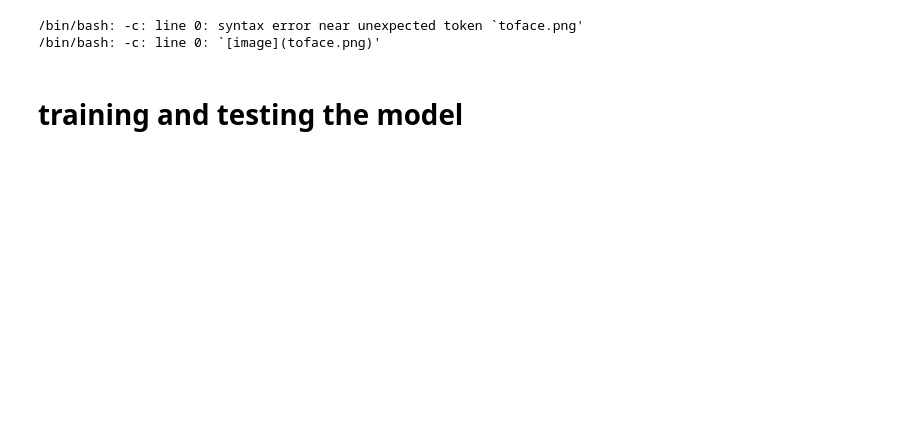
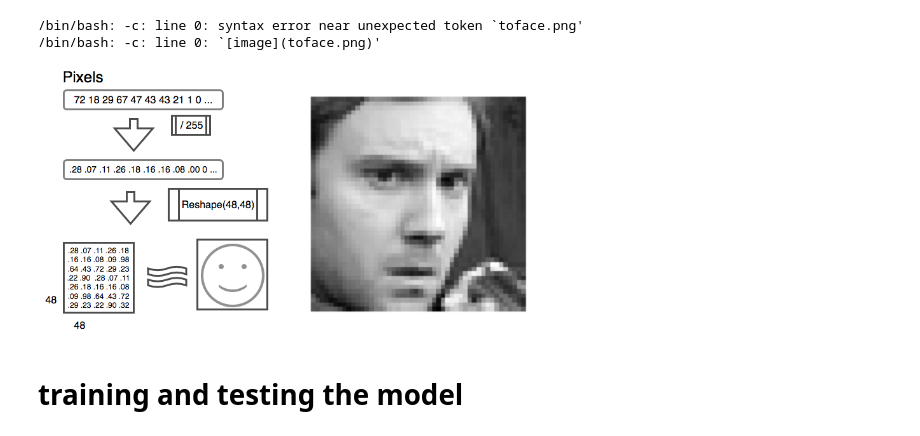
Before and after one commit to KayseMca/KerasFacialExpression, a Jupyter notebook: Final Project.ipynb, the cells around one changed output. Cells and saved outputs as stored; diff of their text form; code cells hidden in the pictures; blank space fills up the shorter version.

```diff
--- a/Final Project.ipynb
+++ b/Final Project.ipynb
@@ -106,7 +122,9 @@ plt.show()
 # %%
 from IPython.display import Image
 # %%
-#Image(filename='toface.png',width=600,height=600)
+Image(filename='toface.png',width=500,height=300)
+# %% [output]
+[figure, added]
 # %% [markdown]
 #  training and testing the model
 # %%
```
Also changed, not shown: parts of 18 cells of this notebook.
